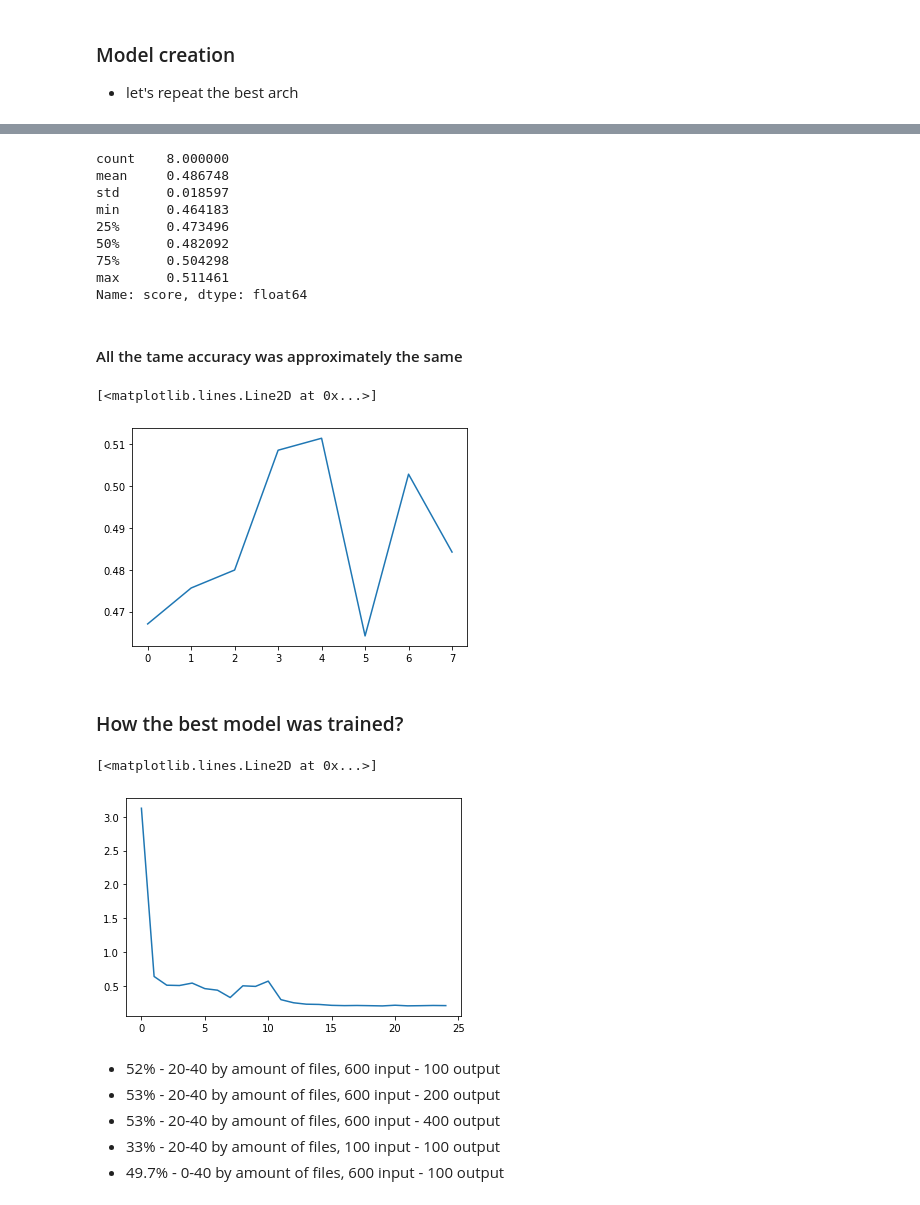
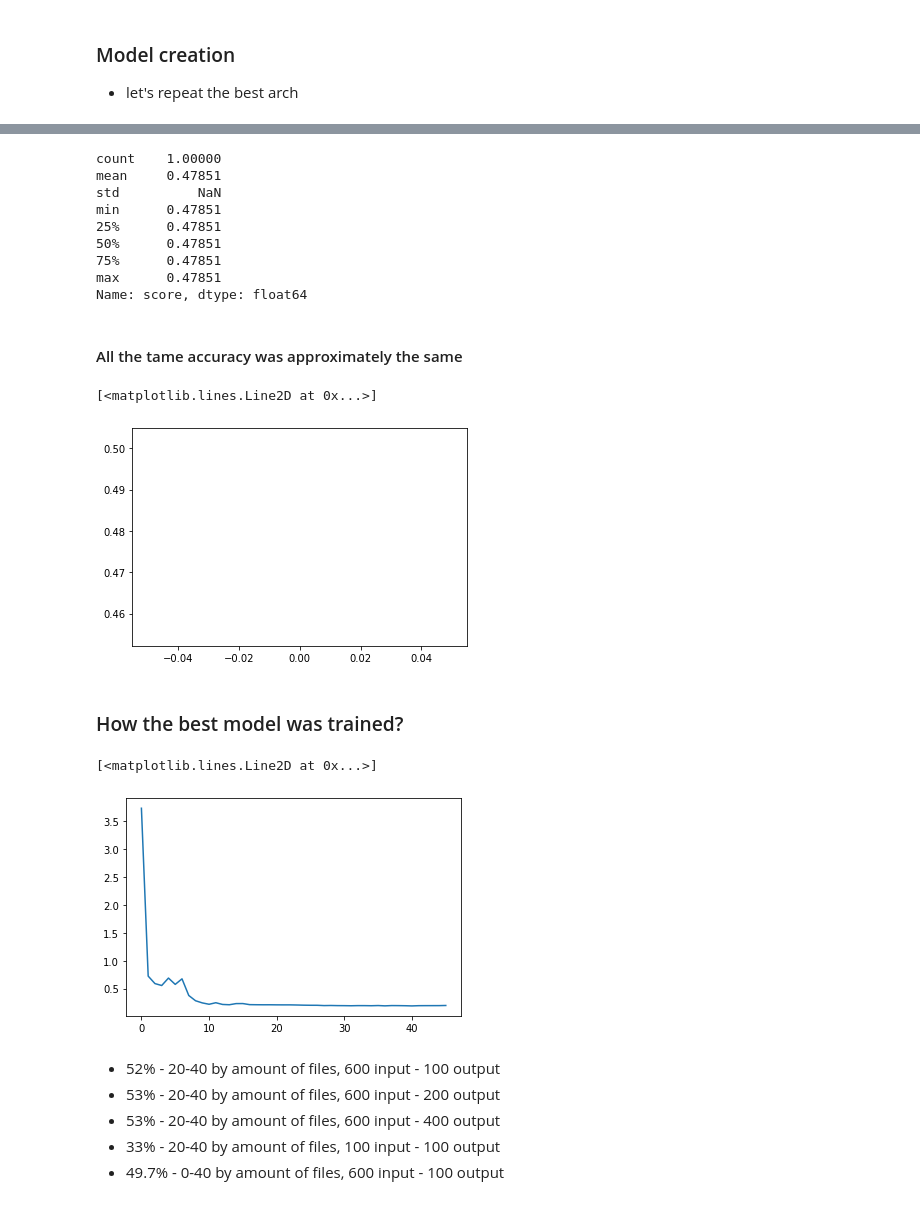
Before and after one commit to MefAldemisov/SourceCodeAuthorshipAttribution, a Jupyter notebook: Embeddings.ipynb, the cells around one changed output, grey strips where cells are left out. Drawn from its saved outputs; the diff is of its cells as text; code cells hidden in the pictures.

```diff
--- a/Embeddings.ipynb
+++ b/Embeddings.ipynb
@@ -865,10 +865,10 @@ params = {
     "activations" : ["tanh"],
     #"output_sizes" : [50, 100, 500],
     "L2_lambda": [0.001],
-    "pool_1_size": [4, 8],
+    "pool_1_size": [8],
     "pool_2_size":[4],
-    "conv_1_size": [8, 16],
-    "conv_2_size":[4, 8],
+    "conv_1_size": [16],
+    "conv_2_size":[8],
     "dense_1": [128]
 }
 # %%
@@ -991,6 +995,7 @@ import tqdm
 max_score = 0
 best_model = None
 log = []
+core_model = None
 for p in tqdm.tqdm(param_list):
     core_model = create_model(*p)
     triplet = create_triplet_model(input_size, core_model)
@@ -1040,14 +1034,14 @@ log_df = log_df.drop(columns=["history", "params"])
 # %%
 log_df.score.describe()
 # %% [output]
-count    8.000000
-mean     0.486748
-std      0.018597
-min      0.464183
-25%      0.473496
-50%      0.482092
-75%      0.504298
-max      0.511461
+count    1.00000
+mean     0.47851
+std          NaN
+min      0.47851
+25%      0.47851
+50%      0.47851
+75%      0.47851
+max      0.47851
 Name: score, dtype: float64
 # %% [markdown]
 #### All the tame accuracy was approximately the same
@@ -1055,14 +1049,14 @@ Name: score, dtype: float64
 plt.plot(log_df.score)
 # %% [output]
 [<matplotlib.lines.Line2D at 0x...>]
-[figure, old version]
+[figure, new version]
 # %% [markdown]
 ### How the best model was trained?
 # %%
-plt.plot(log_df.history_arr[4])
+plt.plot(log_df.history_arr[0])
 # %% [output]
 [<matplotlib.lines.Line2D at 0x...>]
-[figure, old version]
+[figure, new version]
 # %%
 log_df.to_csv("grid_6.csv")
 # %%
```
Also changed, not shown: parts of 36 cells of this notebook.
